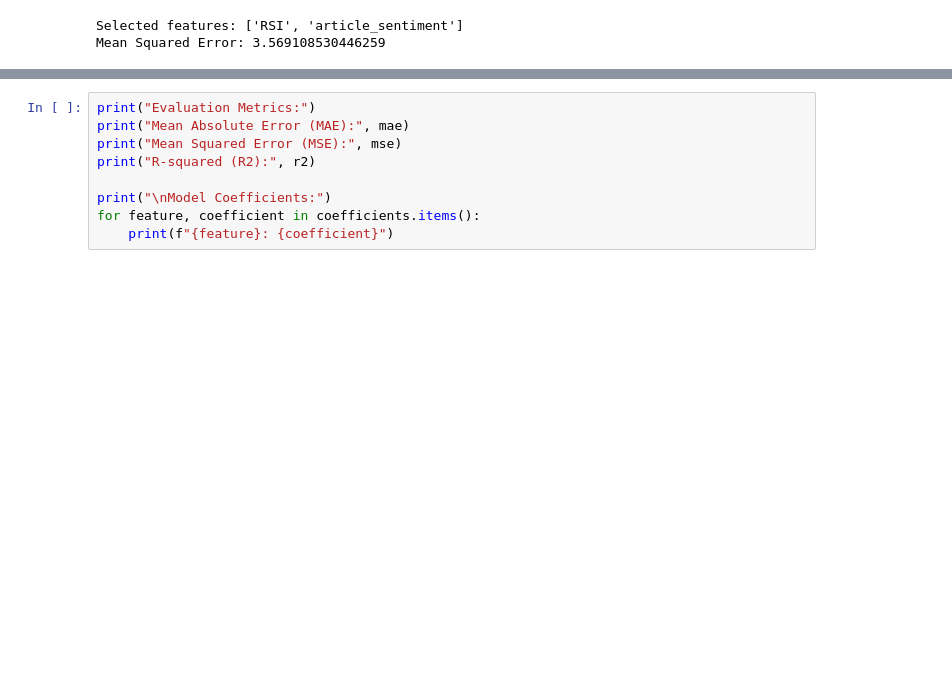
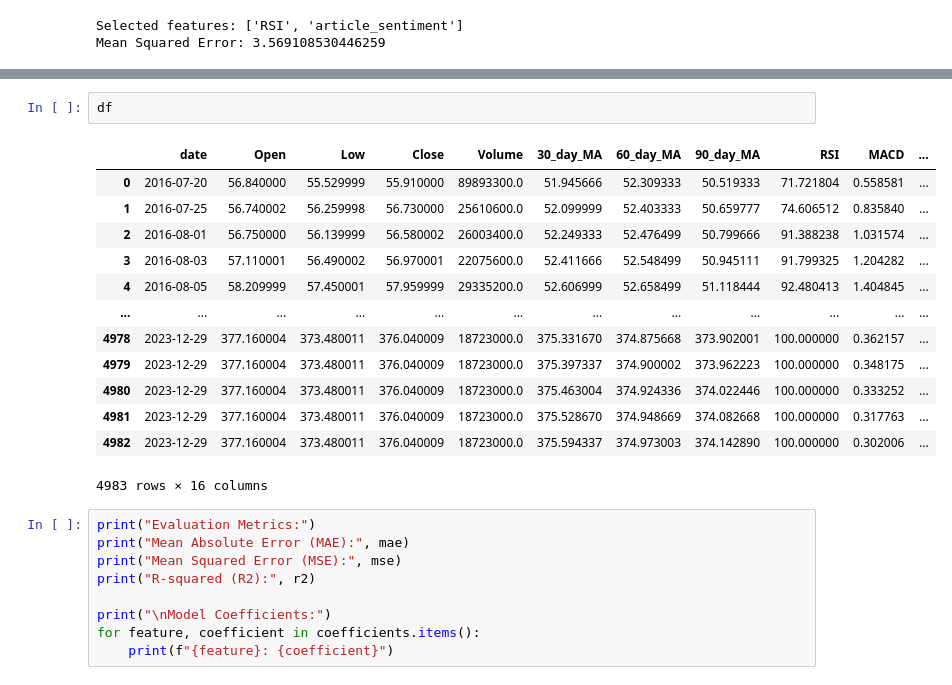
Before and after one commit to EthanFalcao/Sentiment-Analysis-in-Financial-Markets, a Jupyter notebook: 9.Model_development.ipynb, the cells around one changed output, grey strips where cells are left out. Saved outputs shown, nothing was run; the diff lists cells and outputs as text; blank space fills up the shorter version.

```diff
--- a/9.Model_development.ipynb
+++ b/9.Model_development.ipynb
@@ -222,3 +258,19 @@ Notes:
+# %%
+df
+# %% [output]
+|  | date | Open | Low | Close | Volume | 30_day_MA | 60_day_MA | 90_day_MA | RSI | MACD | ... |
+| 0 | 2016-07-20 | 56.840000 | 55.529999 | 55.910000 | 89893300.0 | 51.945666 | 52.309333 | 50.519333 | 71.721804 | 0.558581 | ... |
+| 1 | 2016-07-25 | 56.740002 | 56.259998 | 56.730000 | 25610600.0 | 52.099999 | 52.403333 | 50.659777 | 74.606512 | 0.835840 | ... |
+| 2 | 2016-08-01 | 56.750000 | 56.139999 | 56.580002 | 26003400.0 | 52.249333 | 52.476499 | 50.799666 | 91.388238 | 1.031574 | ... |
+| 3 | 2016-08-03 | 57.110001 | 56.490002 | 56.970001 | 22075600.0 | 52.411666 | 52.548499 | 50.945111 | 91.799325 | 1.204282 | ... |
+| 4 | 2016-08-05 | 58.209999 | 57.450001 | 57.959999 | 29335200.0 | 52.606999 | 52.658499 | 51.118444 | 92.480413 | 1.404845 | ... |
+| ... | ... | ... | ... | ... | ... | ... | ... | ... | ... | ... | ... |
+| 4978 | 2023-12-29 | 377.160004 | 373.480011 | 376.040009 | 18723000.0 | 375.331670 | 374.875668 | 373.902001 | 100.000000 | 0.362157 | ... |
+| 4979 | 2023-12-29 | 377.160004 | 373.480011 | 376.040009 | 18723000.0 | 375.397337 | 374.900002 | 373.962223 | 100.000000 | 0.348175 | ... |
+| 4980 | 2023-12-29 | 377.160004 | 373.480011 | 376.040009 | 18723000.0 | 375.463004 | 374.924336 | 374.022446 | 100.000000 | 0.333252 | ... |
+| 4981 | 2023-12-29 | 377.160004 | 373.480011 | 376.040009 | 18723000.0 | 375.528670 | 374.948669 | 374.082668 | 100.000000 | 0.317763 | ... |
+| 4982 | 2023-12-29 | 377.160004 | 373.480011 | 376.040009 | 18723000.0 | 375.594337 | 374.973003 | 374.142890 | 100.000000 | 0.302006 | ... |
+4983 rows × 16 columns
 # %%
 print("Evaluation Metrics:")
 print("Mean Absolute Error (MAE):", mae)
```
Also changed, not shown: parts of 5 cells of this notebook.
